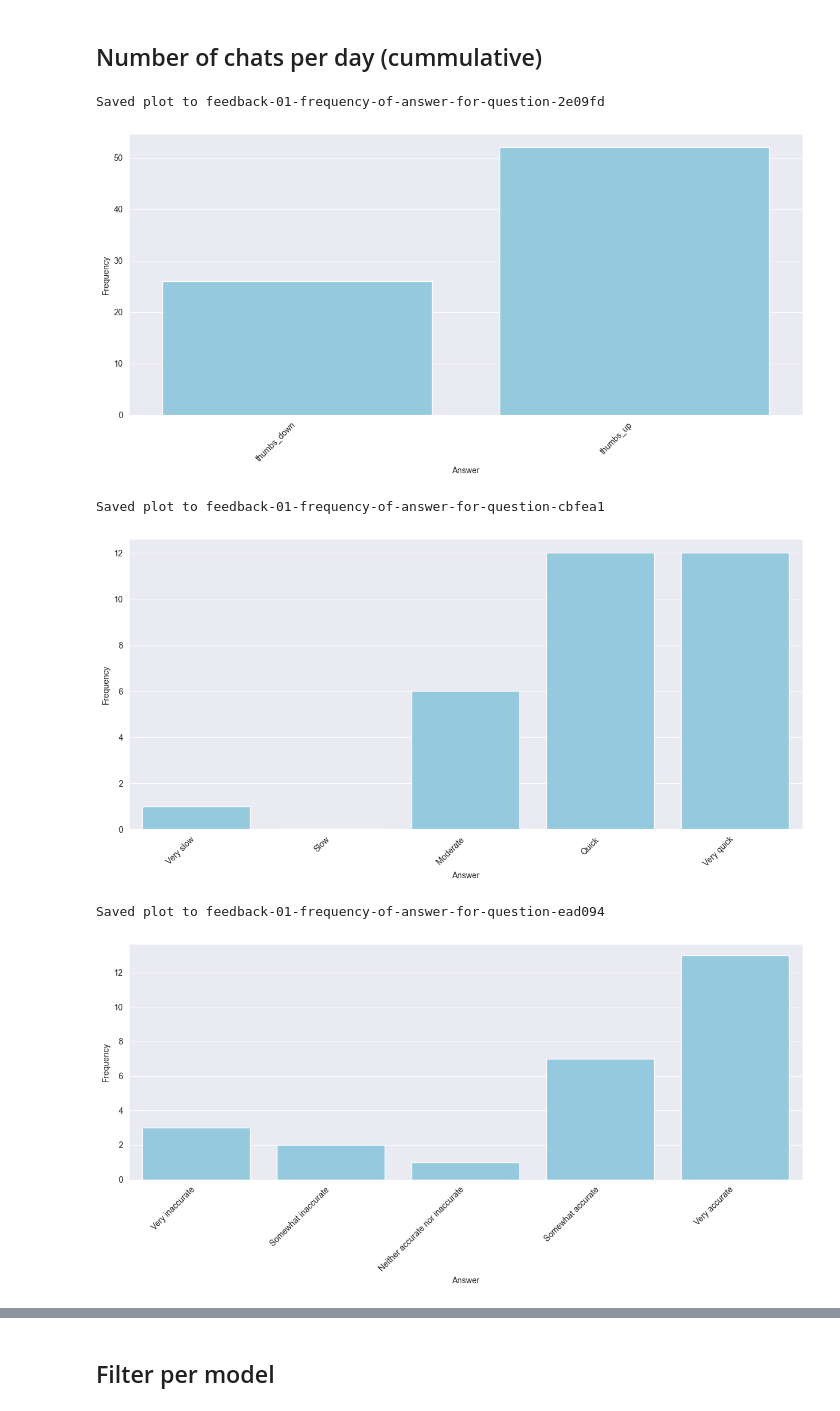
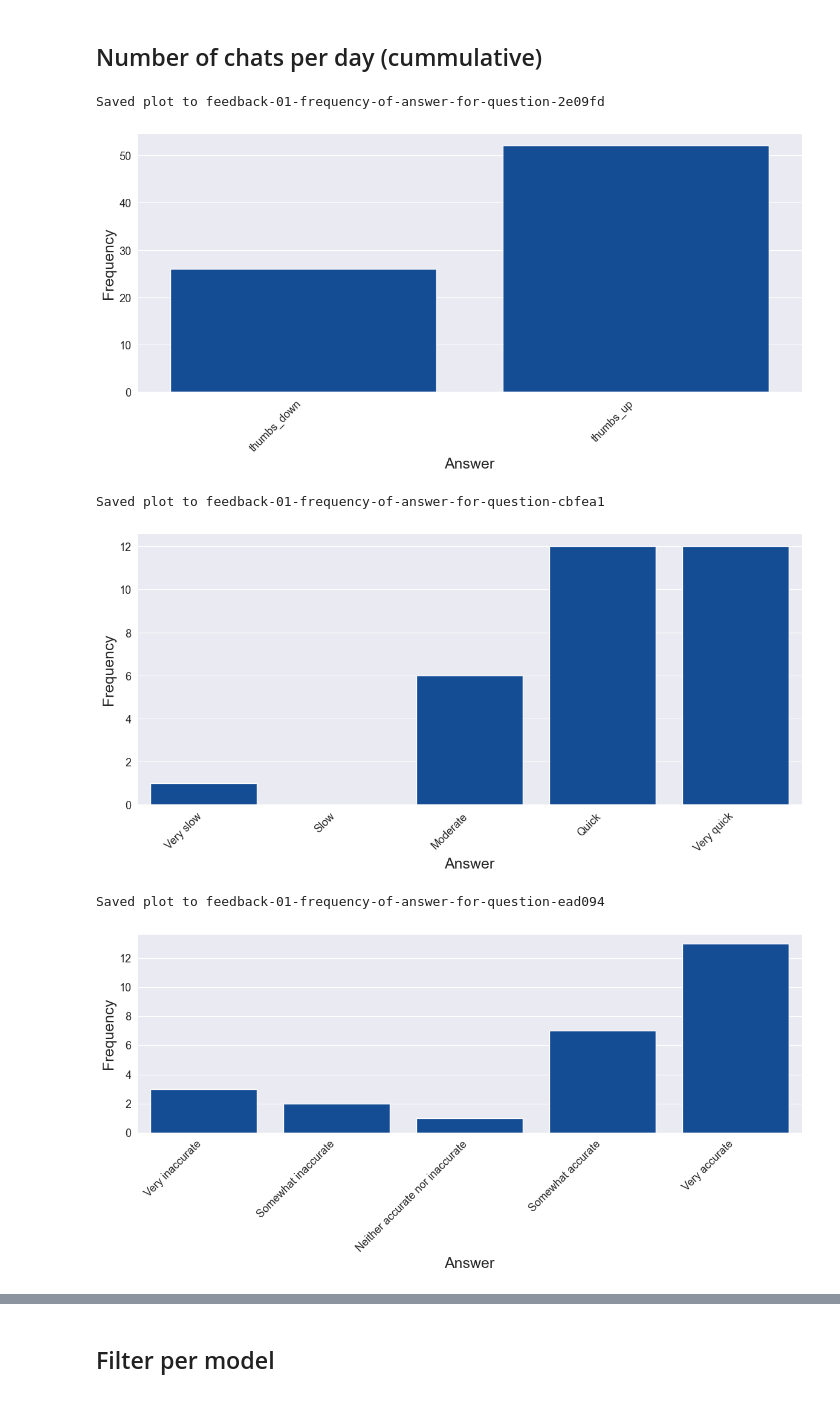
Before and after one commit to nattvara/DA231X, a Jupyter notebook: results/notebooks/feedback.ipynb, the cells around one changed output, grey strips where cells are left out. Saved outputs shown, nothing was run; the diff lists cells and outputs as text; code cells hidden in the pictures.

Commit message:
update plots in feedback notebook to be prettier

```diff
--- a/results/notebooks/feedback.ipynb
+++ b/results/notebooks/feedback.ipynb
@@ -13,6 +13,30 @@ import pandas as pd
 import hashlib
 # %% [markdown]
 ## Configuration
+# %%
+plt.rcParams['font.family'] = 'Arial'
+plt.rcParams['font.size'] = 14
+plt.rcParams['axes.titlesize'] = 18
+plt.rcParams['axes.labelsize'] = 18
+plt.rcParams['xtick.labelsize'] = 13
+plt.rcParams['ytick.labelsize'] = 13
+plt.rcParams['legend.fontsize'] = 11
+plt.rcParams['figure.titlesize'] = 18
+# %%
+def set_custom_palette(palette_id):
+    palettes = {
+        7: ["#003f5c", "#374c80", "#7a5195", "#bc5090", "#ef5675", "#ff764a", "#ffa600"],
+        1: ["#004aaa", "#004aaa"],
+        2: ["#488f31", "#de425b"],
+        3: ["#003f5c", "#bc5090", "#ffa600"]
+    }
+
+    if palette_id in palettes:
+        custom_palette = palettes[palette_id]
+        sns.set_palette(sns.color_palette(custom_palette))
+        plt.rcParams['axes.prop_cycle'] = plt.cycler(color=custom_palette)
+    else:
+        print(f"Palette ID {palette_id} not found. Please use one of the following IDs: {list(palettes.keys())}")
 # %%
 translation_dict = {
     "Helt överens": "Strongly agree",
@@ -113,37 +137,39 @@ df_merged_feedback = df_merged_feedback[~df_merged_feedback['answer'].isin(['UNA
 
 df_merged_feedback = pd.merge(df_merged_feedback, df_messages[['id', 'chat_id']], left_on='message_id', right_on='id', how='left', suffixes=('', '_messages'))
 df_merged_feedback = pd.merge(df_merged_feedback, df_chats[['id', 'llm_model_name']], left_on='chat_id', right_on='id', how='left', suffixes=('', '_chat'))
 
 df_merged_feedback = df_merged_feedback.dropna(subset=['llm_model_name'])
 
 questions = df_merged_feedback['question_en'].unique()
 models = df_merged_feedback['llm_model_name'].unique()
 
 df_merged_feedback['answer'] = df_merged_feedback['answer'].replace(translation_dict)
 
 for question in questions:
     question_id = df_merged_feedback[df_merged_feedback['question_en'] == question]['feedback_question_id'].iloc[0]
 
     choices_data = df_feedback_questions[df_feedback_questions['id'] == question_id]['extra_data_en'].iloc[0]
     choices = choices_data["choices"]
     question_data = df_merged_feedback[df_merged_feedback['question_en'] == question]
 
     answer_frequency = question_data.groupby('answer').size().reindex(choices, fill_value=0).reset_index(name='count')
 
+    set_custom_palette(1)
+
     plt.figure(figsize=(12, 6))
-    sns.barplot(x='answer', y='count', data=answer_frequency, color='skyblue')
+    sns.barplot(x='answer', y='count', data=answer_frequency)
     plt.xlabel('Answer')
     plt.ylabel('Frequency')
     plt.xticks(rotation=45, ha='right')
     plt.tight_layout()
     plt.gca().invert_xaxis()
     save_plot(plt, f"feedback-01-frequency-of-answer-for-question-{make_sha_of_question(question)}", f"The number of answers to each answer for the question \\textit{{\"{question}\"}}", f"fig:feedback_01_frequency_of_answer_for_question_{make_sha_of_question(question)}")
     plt.show()
 # %% [output]
 Saved plot to feedback-01-frequency-of-answer-for-question-2e09fd
-[figure, old version]
+[figure, new version]
 Saved plot to feedback-01-frequency-of-answer-for-question-cbfea1
-[figure, old version]
+[figure, new version]
 Saved plot to feedback-01-frequency-of-answer-for-question-ead094
-[figure, old version]
+[figure, new version]
 Saved plot to feedback-01-frequency-of-answer-for-question-d474ac
```
Also changed, not shown: parts of 2 cells of this notebook, 8 other files.
